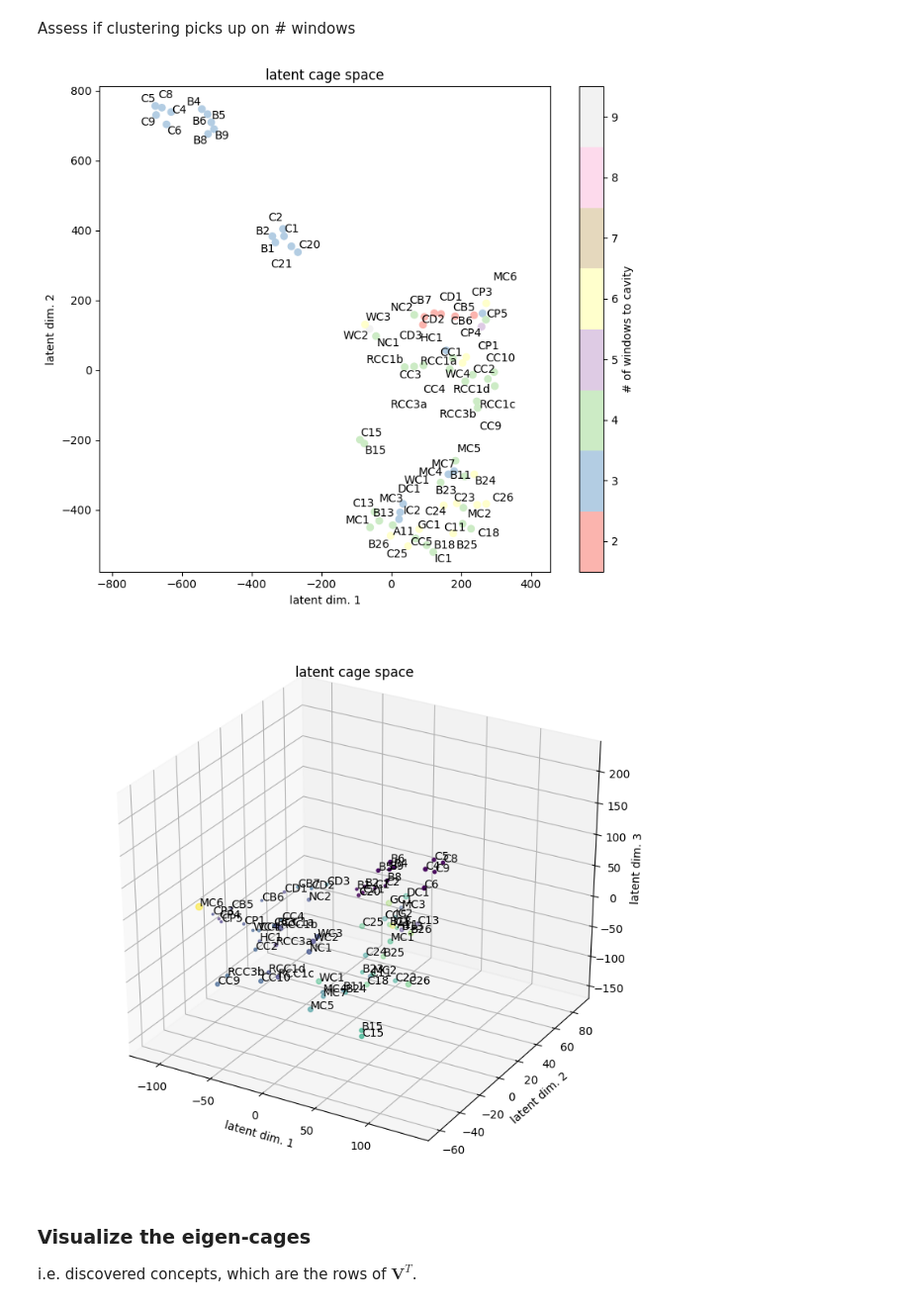
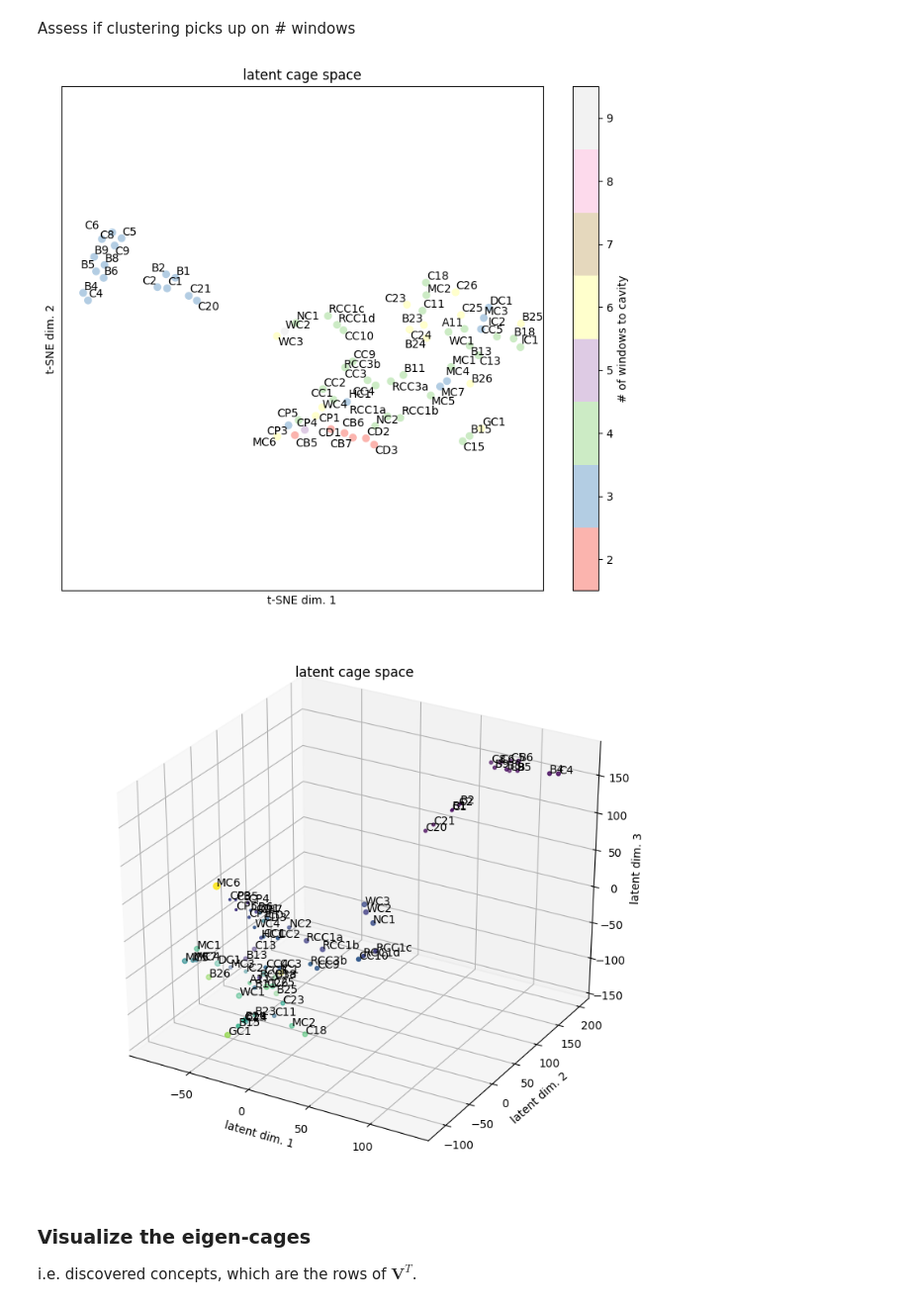
Before and after one commit to SimonEnsemble/latent_cage_space, a Jupyter notebook: svd.ipynb, the cells around one changed output. Shown at 99% size. Cells and saved outputs as stored; diff of their text form; code cells hidden in the pictures.

```diff
--- a/svd.ipynb
+++ b/svd.ipynb
@@ -288,6 +288,6 @@ x_latent = UΣVᵀ.U[:, 1:ν] * diagm(0 => UΣVᵀ.S[1:ν])
 use t-SNE to embed latent representation in 2D
 # %%
 Random.seed!(1234)
-x_tsne = tsne(x_latent, 2, 0, 100000, 3.0);
+x_tsne = tsne(x_latent, 2, 0, 100000, 5.0);
 size(x_tsne)
 # %% [output]
@@ -449,31 +454,33 @@ Assess if clustering picks up on # windows
 # %%
 cmap = plt.get_cmap("Pastel1", maximum(nb_windows) - minimum(nb_windows)+1)
 
 plt.figure(figsize=(8, 7))
 plt.scatter(x_tsne[:, 1], x_tsne[:, 2],
     c=nb_windows, cmap=cmap, vmin=minimum(nb_windows)-0.5, vmax=maximum(nb_windows)+0.5
 )
 texts = []
 for i = 1:length(cages)
     push!(texts,
         plt.annotate(cages[i], (x_tsne[i, 1], x_tsne[i, 2]))
         )
 end
 adjustText.adjust_text(texts)
 # for i = 1:length(cages)
 #     plt.annotate(cages[i], (x_tsne[i, 1], x_tsne[i, 2]))
 # end
 #cbar = plt.colorbar(extend="max", label="cavity diameter (Å)")
 plt.title("latent cage space")
-plt.xlabel("latent dim. 1")
-plt.ylabel("latent dim. 2")
+plt.xlabel("t-SNE dim. 1")
+plt.ylabel("t-SNE dim. 2")
+plt.xticks([])
+plt.yticks([])
 plt.axis("equal")
 plt.colorbar(label="# of windows to cavity")
 plt.tight_layout()
-plt.savefig("cage_space_colored_by_nb_windows.png", format="png", dpi=300)
+plt.savefig("cage_space_colored_by_nb_windows.pdf", format="pdf")
 plt.show()
 # %% [output]
-[figure, old version]
+[figure, new version]
 # %%
 fig = plt.figure(figsize=(8, 7))
 #ax = fig[:add_subplot](111, projection="3D")
@@ -493,7 +500,7 @@ plt.tight_layout()
 plt.savefig("cage_space_colored_by_diams_3D.png", format="png", dpi=300)
 plt.show()
 # %% [output]
-[figure, old version]
+[figure, new version]
 # %% [markdown]
 ### Visualize the eigen-cages
 i.e. discovered concepts, which are the rows of $\mathbf{V}^T$.
```
Also changed, not shown: parts of 18 cells of this notebook, 5 other files.
